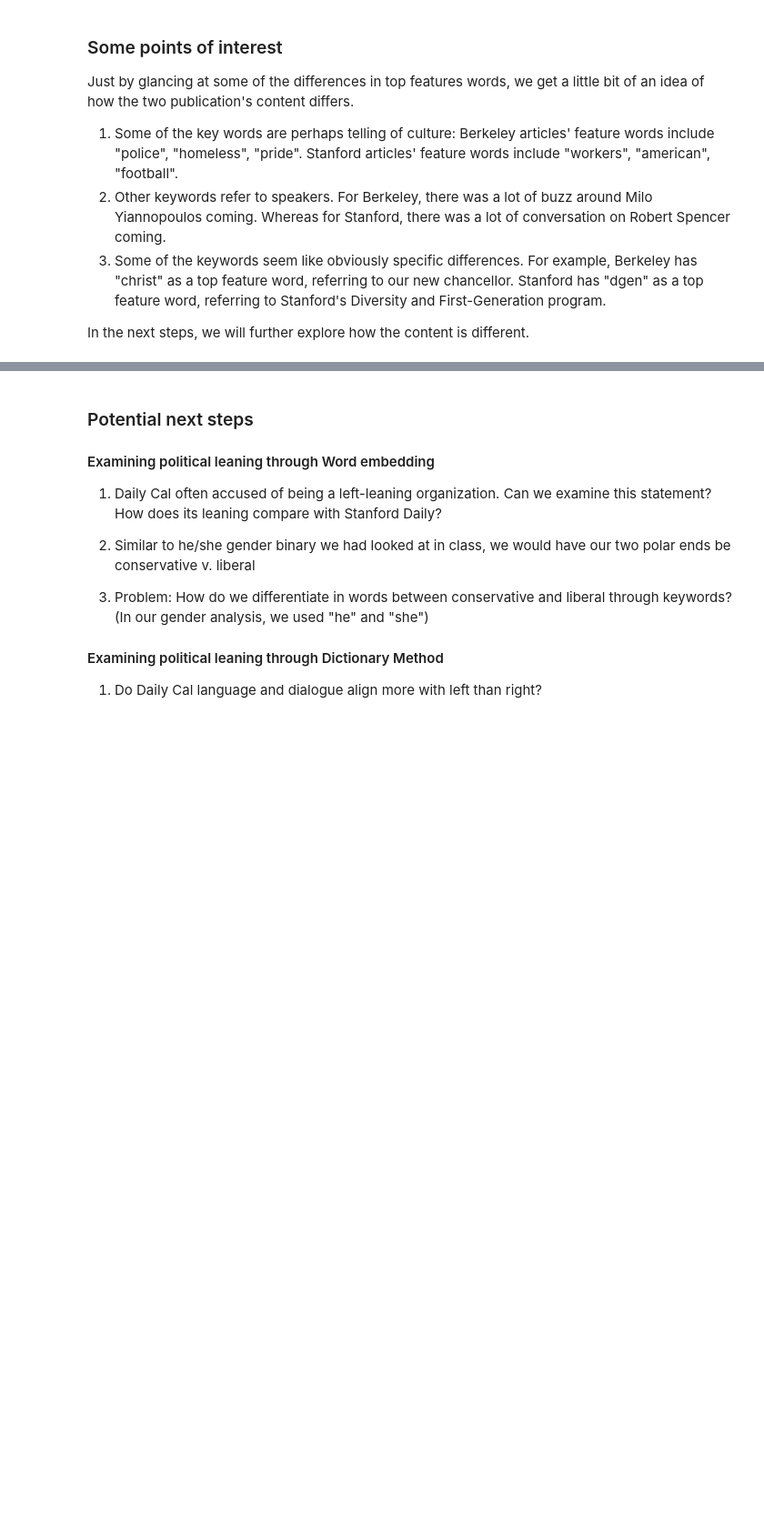
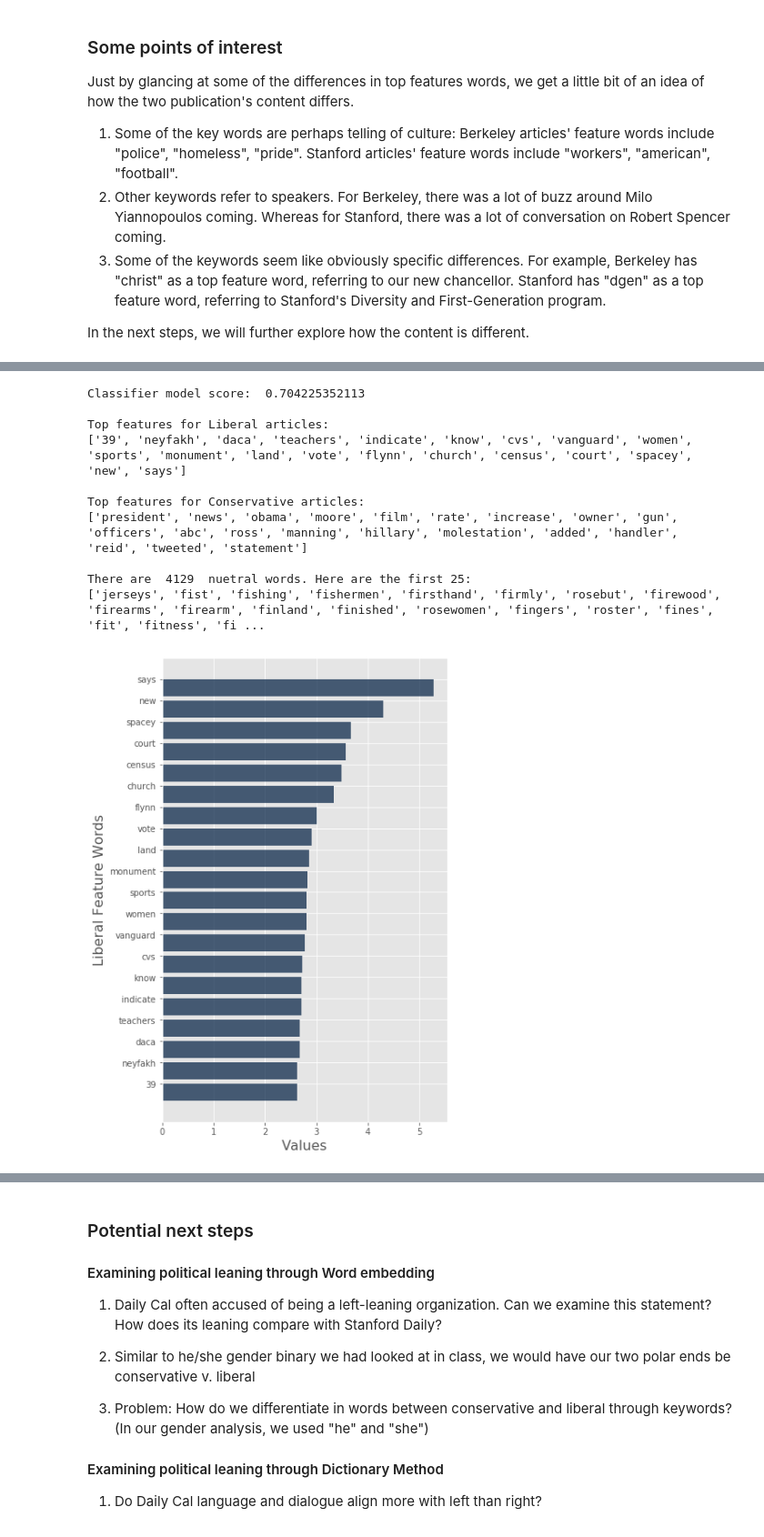
Before and after one commit to avniprasad/Media_Bias, a Jupyter notebook: Corpus_Analysis.ipynb, the cells around one changed output, grey strips where cells are left out. Shown: that part at 91% size. Saved outputs shown, nothing was run; the diff lists cells and outputs as text; code cells hidden in the pictures; blank space fills up the shorter version.

```diff
--- a/Corpus_Analysis.ipynb
+++ b/Corpus_Analysis.ipynb
@@ -347,0 +434,79 @@ In the next steps, we will further explore how the content is different.
+# %%
+def test_log_classifier_model(con, bias):
+    np.random.seed(1)
+    x, y = shuffle(con, bias, random_state=0)
+
+    x_train, x_test, y_train, y_test = train_test_split(x, y, test_size=0.5, random_state=50)
+
+    # get tfidf values
+    tfidf = TfidfVectorizer(stop_words = 'english')
+    tfidf.fit(x)
+    x_train = tfidf.transform(x_train)
+    x_test = tfidf.transform(x_test)
+
+    # build and test logit
+    logit_class = LogisticRegression(random_state=0, penalty='l2', C=1000)
+    model = logit_class.fit(x_train, y_train)
+    feature_names = tfidf.get_feature_names()
+
+    print("Classifier model score: ", model.score(x_test, y_test))
+    print()
+
+    print("Top features for Liberal articles:")
+    top20liberal = np.argsort(model.coef_[0])[-20:]
+    top_liberal_feats = list(feature_names[j] for j in top20liberal)
+    top_liberal_values = list(model.coef_[0][j] for j in top20liberal)
+    print(top_liberal_feats)
+    top_liberal = Table().with_columns('Liberal Feature Words', top_liberal_feats, 'Values', top_liberal_values).sort('Values', descending = True)
+    top_liberal.barh('Liberal Feature Words', 'Values')
+
+    print()
+
+    print("Top features for Conservative articles:")
+    top20conservative = np.argsort(model.coef_[0])[:20] # list of indices (respective of feature_names) with top feature words for Daily Cal
+    top_conservative_feats = list(feature_names[j] for j in top20conservative)
+    top_conservative_values = list(model.coef_[0][j] for j in top20conservative)
+    print(top_conservative_feats)
+    scaling = np.sum(np.abs(model.coef_[0]))
+    top_conservative = Table().with_columns('Conservative Feature Words', top_conservative_feats, 'Values', np.abs(top_conservative_values)).sort('Values', descending = True)
+    top_conservative.barh('Conservative Feature Words')
+    print()
+
+    #nuetral_words = (np.argsort(np.abs(model.coef_[0])))[:20]
+    nuetral_words_indices = (np.argsort(np.abs(model.coef_[0])))
+    nuetral_words_values = np.sort((np.abs(model.coef_[0])))
+    val = 0
+    index = 0
+    nuetral_words = []
+    while val == 0:
+        nuetral_words.append(feature_names[nuetral_words_indices[index]])
+        index += 1
+        val = nuetral_words_values[index]
+    print("There are ", len(nuetral_words), " nuetral words. Here are the first 25: " )
+    print(nuetral_words[:25])
+    print()
+    return
+
+content = publication_table.column('Content')
+content = replace_word(content, 'fox', '')
+content = replace_word(content, 'hannity', '')
+content = replace_word(content, 'yorker', '')
+content = replace_word(content, 'cnn', '')
+content = replace_word(content, 'breitbart', '')
+content = replace_word(content, 'slate', '')
+content = replace_word(content, 'blaze', '')
+content = replace_word(content, 'npr', '')
+
+test_log_classifier_model(content, publication_table.column('Bias'))
+# %% [output]
+Classifier model score:  0.704225352113
+
+Top features for Liberal articles:
+['39', 'neyfakh', 'daca', 'teachers', 'indicate', 'know', 'cvs', 'vanguard', 'women', 'sports', 'monument', 'land', 'vote', 'flynn', 'church', 'census', 'court', 'spacey', 'new', 'says']
+
+Top features for Conservative articles:
+['president', 'news', 'obama', 'moore', 'film', 'rate', 'increase', 'owner', 'gun', 'officers', 'abc', 'ross', 'manning', 'hillary', 'molestation', 'added', 'handler', 'reid', 'tweeted', 'statement']
+
+There are  4129  nuetral words. Here are the first 25:
+['jerseys', 'fist', 'fishing', 'fishermen', 'firsthand', 'firmly', 'rosebut', 'firewood', 'firearms', 'firearm', 'finland', 'finished', 'rosewomen', 'fingers', 'roster', 'fines', 'fit', 'fitness', 'fi ...
+[figure, added]
```
Also changed, not shown: parts of 30 cells of this notebook.
